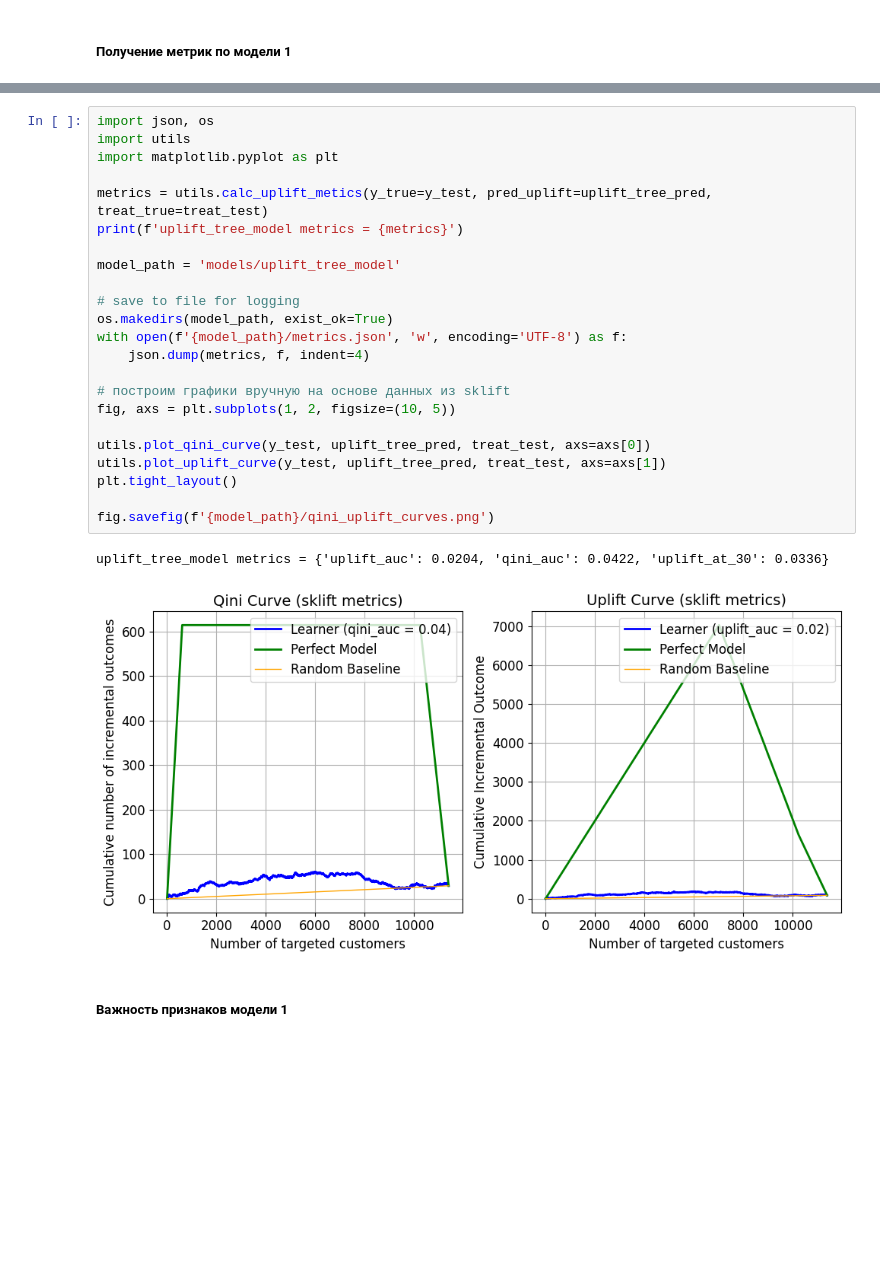
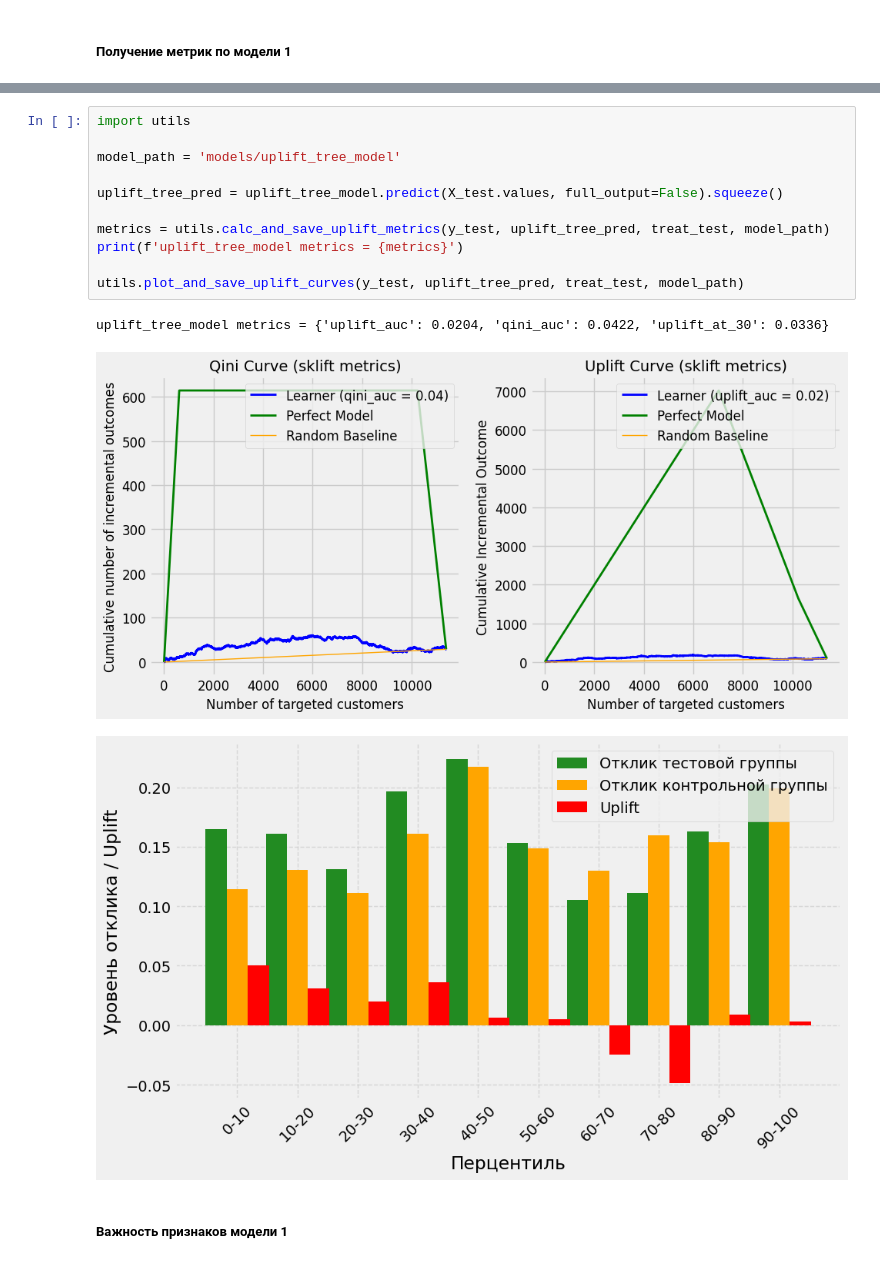
Before and after one commit to khromenko/mle-uplift-final-project-2025, a Jupyter notebook: final_project.ipynb, the cells around one changed output, grey strips where cells are left out. Drawn from its saved outputs; the diff is of its cells as text; blank space fills up the shorter version.

```diff
--- a/final_project.ipynb
+++ b/final_project.ipynb
@@ -1142,29 +1095,18 @@ array([0.11404674, 0.11378213, 0.10968389, 0.10554067, 0.10532357,
-# %%
-import json, os
-import utils
-import matplotlib.pyplot as plt
-
-metrics = utils.calc_uplift_metics(y_true=y_test, pred_uplift=uplift_tree_pred, treat_true=treat_test)
-print(f'uplift_tree_model metrics = {metrics}')
-
-model_path = 'models/uplift_tree_model'
-
-# save to file for logging
-os.makedirs(model_path, exist_ok=True)
-with open(f'{model_path}/metrics.json', 'w', encoding='UTF-8') as f:
-    json.dump(metrics, f, indent=4)
-
-# построим графики вручную на основе данных из sklift
-fig, axs = plt.subplots(1, 2, figsize=(10, 5))
-
-utils.plot_qini_curve(y_test, uplift_tree_pred, treat_test, axs=axs[0])
-utils.plot_uplift_curve(y_test, uplift_tree_pred, treat_test, axs=axs[1])
-plt.tight_layout()
-
-fig.savefig(f'{model_path}/qini_uplift_curves.png')
-# %% [output]
-uplift_tree_model metrics = {'uplift_auc': 0.0204, 'qini_auc': 0.0422, 'uplift_at_30': 0.0336}
-[figure, removed]
+# %%
+import utils
+
+model_path = 'models/uplift_tree_model'
+
+uplift_tree_pred = uplift_tree_model.predict(X_test.values, full_output=False).squeeze()
+
+metrics = utils.calc_and_save_uplift_metrics(y_test, uplift_tree_pred, treat_test, model_path)
+print(f'uplift_tree_model metrics = {metrics}')
+
+utils.plot_and_save_uplift_curves(y_test, uplift_tree_pred, treat_test, model_path)
+# %% [output]
+uplift_tree_model metrics = {'uplift_auc': 0.0204, 'qini_auc': 0.0422, 'uplift_at_30': 0.0336}
+[figure, added]
+[figure, added]
 # %% [markdown]
 ##### Важность признаков модели 1
 # %%
```
Also changed, not shown: parts of 92 cells of this notebook, 22 other files.
